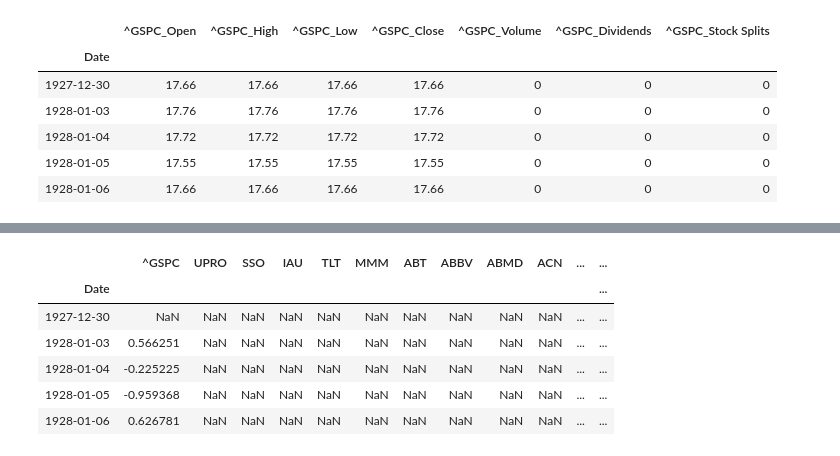
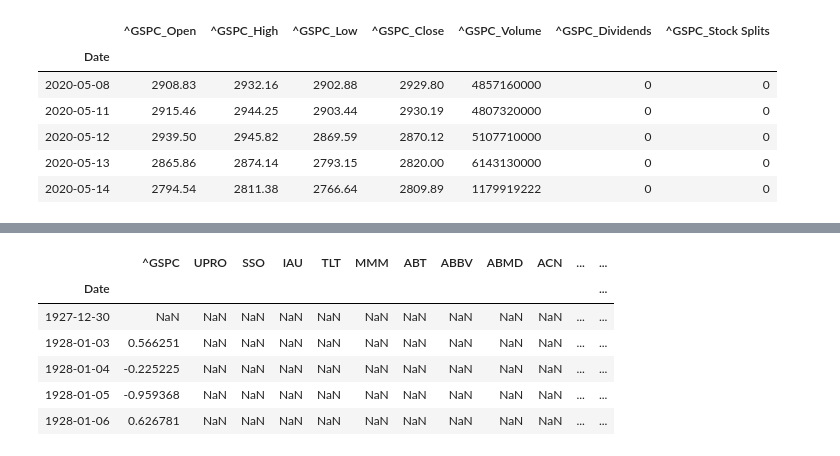
Before and after one commit to rhardis/InvSearch, a Jupyter notebook: data/SP500 Data.ipynb, the cells around one changed output, grey strips where cells are left out. Saved outputs shown, nothing was run; the diff lists cells and outputs as text; code cells hidden in the pictures.

```diff
--- a/data/SP500 Data.ipynb
+++ b/data/SP500 Data.ipynb
@@ -19,18 +19,18 @@ def remove_close(df):
 # %%
 ticklist = ['^GSPC','UPRO','SSO','IAU','TLT']+list(sp500.iloc[:,0])
 total_df = yf.Ticker(ticklist[0]).history(period="max")
 
 rename_with_symbols(total_df, ticklist[0])
 
-total_df.head()
+total_df.tail()
 # %% [output]
 |  | ^GSPC_Open | ^GSPC_High | ^GSPC_Low | ^GSPC_Close | ^GSPC_Volume | ^GSPC_Dividends | ^GSPC_Stock Splits |
 | Date |  |  |  |  |  |  |  |
-| 1927-12-30 | 17.66 | 17.66 | 17.66 | 17.66 | 0 | 0 | 0 |
-| 1928-01-03 | 17.76 | 17.76 | 17.76 | 17.76 | 0 | 0 | 0 |
-| 1928-01-04 | 17.72 | 17.72 | 17.72 | 17.72 | 0 | 0 | 0 |
-| 1928-01-05 | 17.55 | 17.55 | 17.55 | 17.55 | 0 | 0 | 0 |
-| 1928-01-06 | 17.66 | 17.66 | 17.66 | 17.66 | 0 | 0 | 0 |
+| 2020-05-08 | 2908.83 | 2932.16 | 2902.88 | 2929.80 | 4857160000 | 0 | 0 |
+| 2020-05-11 | 2915.46 | 2944.25 | 2903.44 | 2930.19 | 4807320000 | 0 | 0 |
+| 2020-05-12 | 2939.50 | 2945.82 | 2869.59 | 2870.12 | 5107710000 | 0 | 0 |
+| 2020-05-13 | 2865.86 | 2874.14 | 2793.15 | 2820.00 | 6143130000 | 0 | 0 |
+| 2020-05-14 | 2794.54 | 2811.38 | 2766.64 | 2809.89 | 1179919222 | 0 | 0 |
 # %%
 end=len(ticklist)
 ticklist = [ticker for ticker in ticklist if ticker not in ['BRK.B','BF.B','KEYS']]
```
Also changed, not shown: parts of 3 cells of this notebook, 7 other files.
